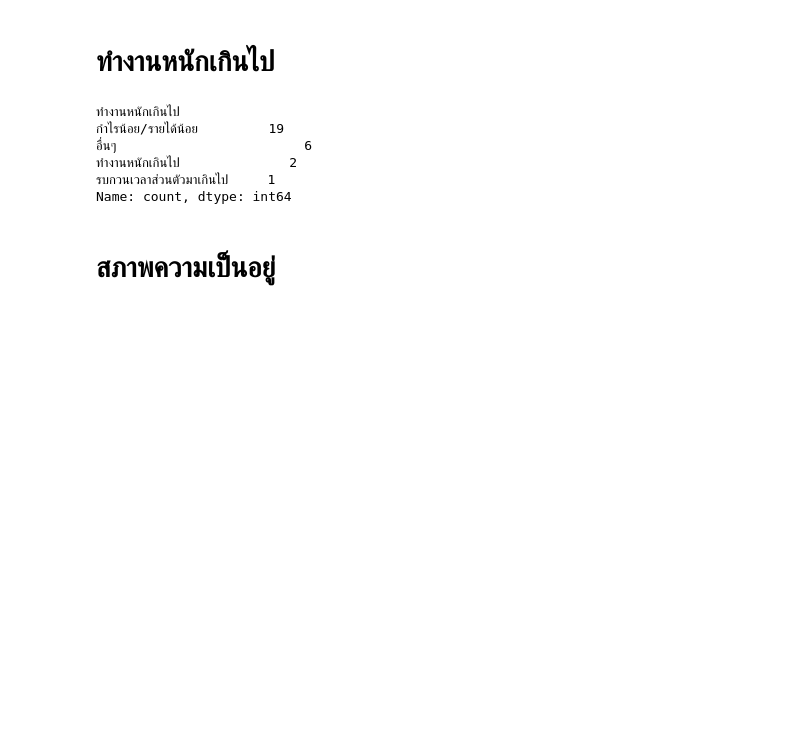
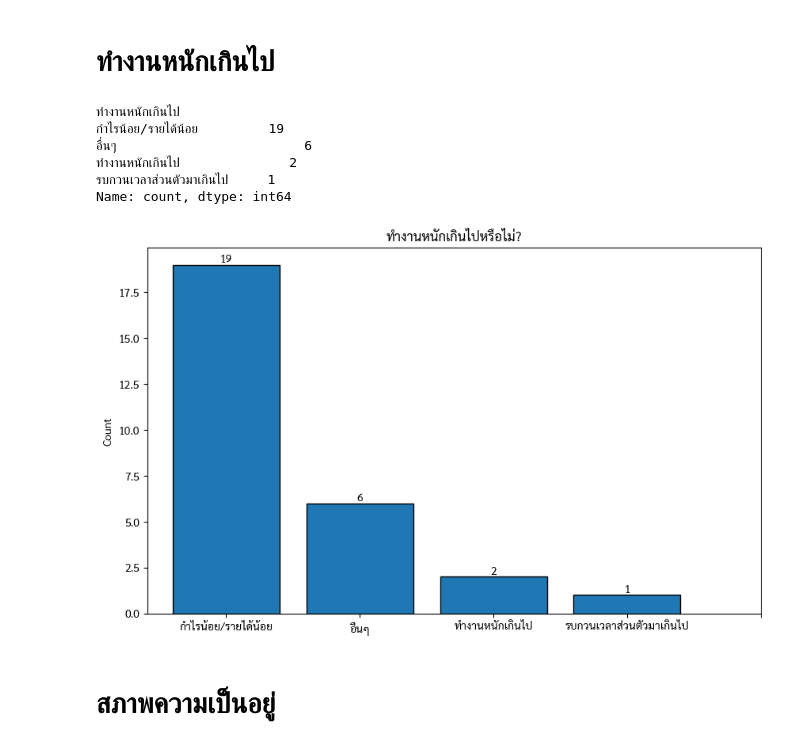
Before and after one commit to PoomTheerapat/National-Job-Survey, a Jupyter notebook: Analysis-New.ipynb, the cells around one changed output. Drawn from its saved outputs; the diff is of its cells as text; code cells hidden in the pictures; blank space fills up the shorter version.

Commit message:
Add Visualization and Edit README.md

```diff
--- a/Analysis-New.ipynb
+++ b/Analysis-New.ipynb
@@ -733,6 +770,34 @@ data['ทำงานหนักเกินไป'].value_counts()
 ทำงานหนักเกินไป              2
 รบกวนเวลาส่วนตัวมาเกินไป     1
 Name: count, dtype: int64
+# %%
+plt.figure(figsize=(10, 6))
+count_dict = data['ทำงานหนักเกินไป'].value_counts().to_dict()
+
+# Extract keys and values
+categories = list(count_dict.keys())
+counts = list(count_dict.values())
+
+
+# Create a histogram
+bars = plt.bar(categories, counts, edgecolor='black')
+
+# Add labels and title
+plt.ylabel('Count')
+plt.title('ทำงานหนักเกินไปหรือไม่?')
+
+# Set x-axis ticks from 0 to 10
+plt.xticks(range(5))
+
+# Annotate each bar with its count value
+for bar, count in zip(bars, counts):
+    plt.text(bar.get_x() + bar.get_width() / 2, bar.get_height(), str(count),
+             ha='center', va='bottom')
+
+# Show the plot
+plt.show()
+# %% [output]
+[figure, added]
 # %% [markdown]
 # สภาพความเป็นอยู่
 # %%
```
Also changed, not shown: parts of 6 cells of this notebook, 3 other files.
